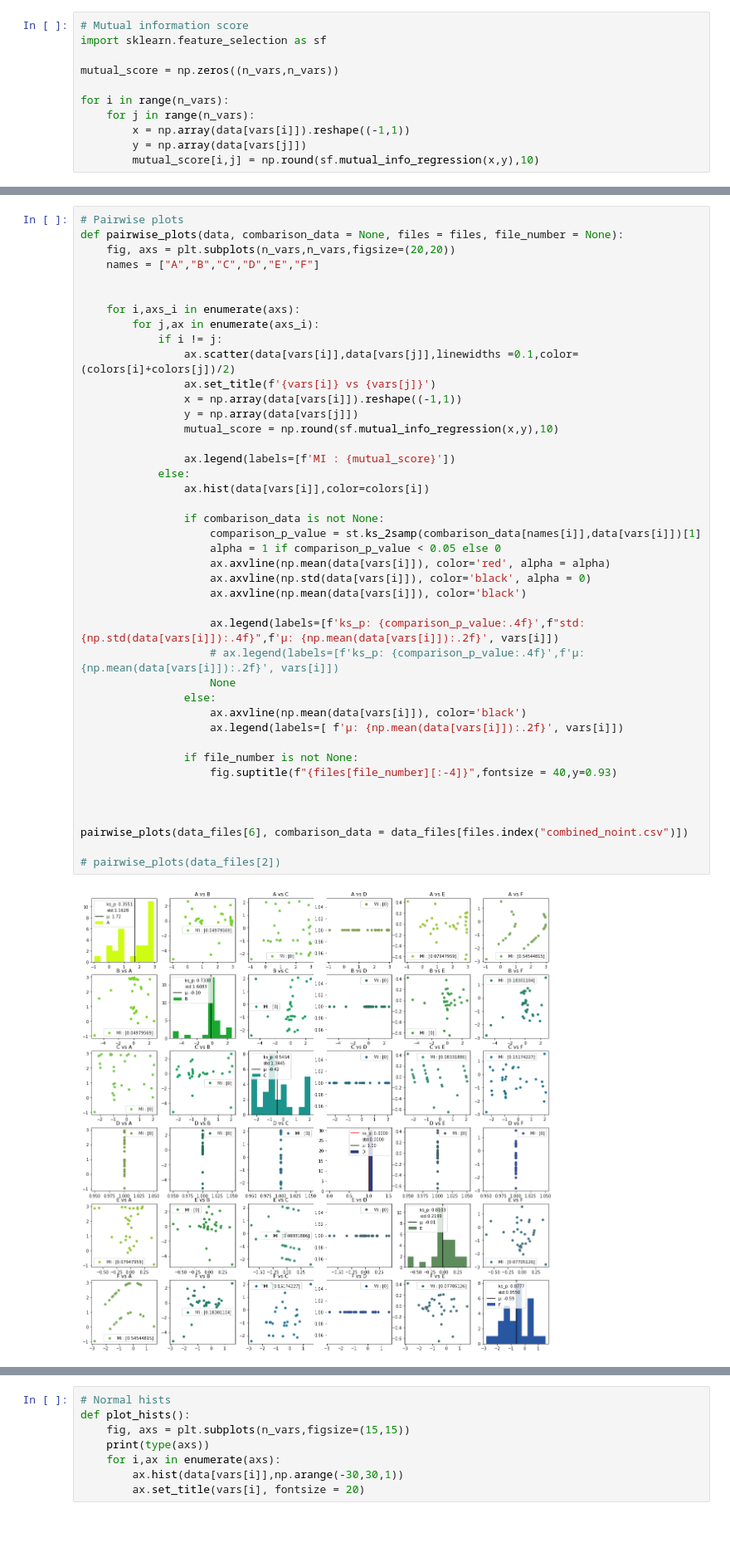
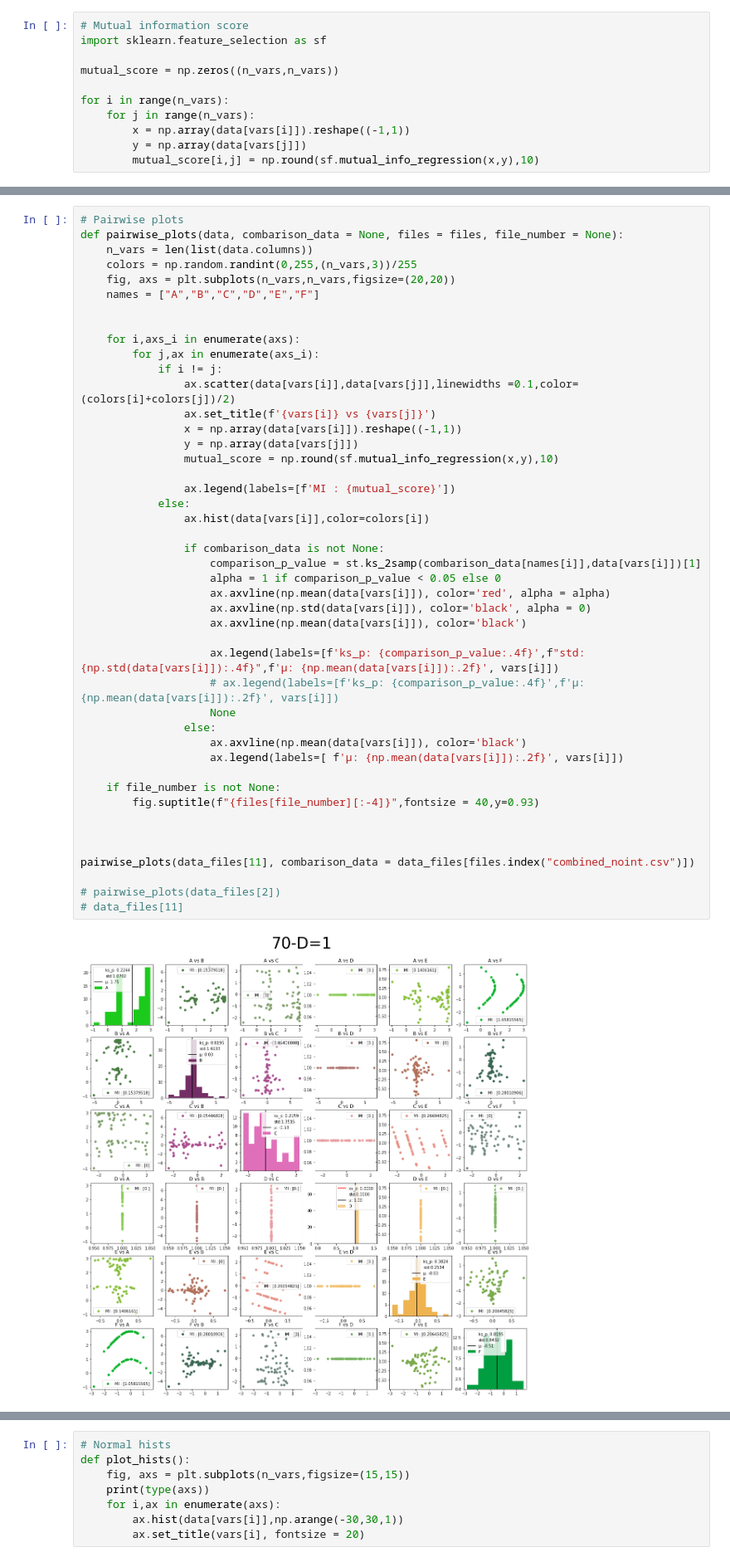
Before and after one commit to Skroko/02463-active-final-miniproject, a Jupyter notebook: actual_file.ipynb, the cells around one changed output, grey strips where cells are left out. Shown at 83% size. Cells and saved outputs as stored; diff of their text form; blank space fills up the shorter version.

```diff
--- a/actual_file.ipynb
+++ b/actual_file.ipynb
@@ -92,6 +72,8 @@ for i in range(n_vars):
 # %%
 # Pairwise plots
 def pairwise_plots(data, combarison_data = None, files = files, file_number = None):
+    n_vars = len(list(data.columns))
+    colors = np.random.randint(0,255,(n_vars,3))/255
     fig, axs = plt.subplots(n_vars,n_vars,figsize=(20,20))
     names = ["A","B","C","D","E","F"]
 
@@ -102,34 +84,35 @@ def pairwise_plots(data, combarison_data = None, files = files, file_number = No
                 ax.scatter(data[vars[i]],data[vars[j]],linewidths =0.1,color=(colors[i]+colors[j])/2)
                 ax.set_title(f'{vars[i]} vs {vars[j]}')
                 x = np.array(data[vars[i]]).reshape((-1,1))
                 y = np.array(data[vars[j]])
                 mutual_score = np.round(sf.mutual_info_regression(x,y),10)
 
                 ax.legend(labels=[f'MI : {mutual_score}'])
             else:
                 ax.hist(data[vars[i]],color=colors[i])
 
                 if combarison_data is not None:
                     comparison_p_value = st.ks_2samp(combarison_data[names[i]],data[vars[i]])[1]
                     alpha = 1 if comparison_p_value < 0.05 else 0
                     ax.axvline(np.mean(data[vars[i]]), color='red', alpha = alpha)
                     ax.axvline(np.std(data[vars[i]]), color='black', alpha = 0)
                     ax.axvline(np.mean(data[vars[i]]), color='black')
 
                     ax.legend(labels=[f'ks_p: {comparison_p_value:.4f}',f"std:{np.std(data[vars[i]]):.4f}",f'μ: {np.mean(data[vars[i]]):.2f}', vars[i]])
                     # ax.legend(labels=[f'ks_p: {comparison_p_value:.4f}',f'μ: {np.mean(data[vars[i]]):.2f}', vars[i]])
                     None
                 else:
                     ax.axvline(np.mean(data[vars[i]]), color='black')
                     ax.legend(labels=[ f'μ: {np.mean(data[vars[i]]):.2f}', vars[i]])
 
-                if file_number is not None:
-                    fig.suptitle(f"{files[file_number][:-4]}",fontsize = 40,y=0.93)
+    if file_number is not None:
+        fig.suptitle(f"{files[file_number][:-4]}",fontsize = 40,y=0.93)
 
 
 
-pairwise_plots(data_files[6], combarison_data = data_files[files.index("combined_noint.csv")])
+pairwise_plots(data_files[11], combarison_data = data_files[files.index("combined_noint.csv")])
 
 # pairwise_plots(data_files[2])
+# data_files[11]
 # %% [output]
-[figure, old version]
+[figure, new version]
```
Also changed, not shown: parts of 17 cells of this notebook.
